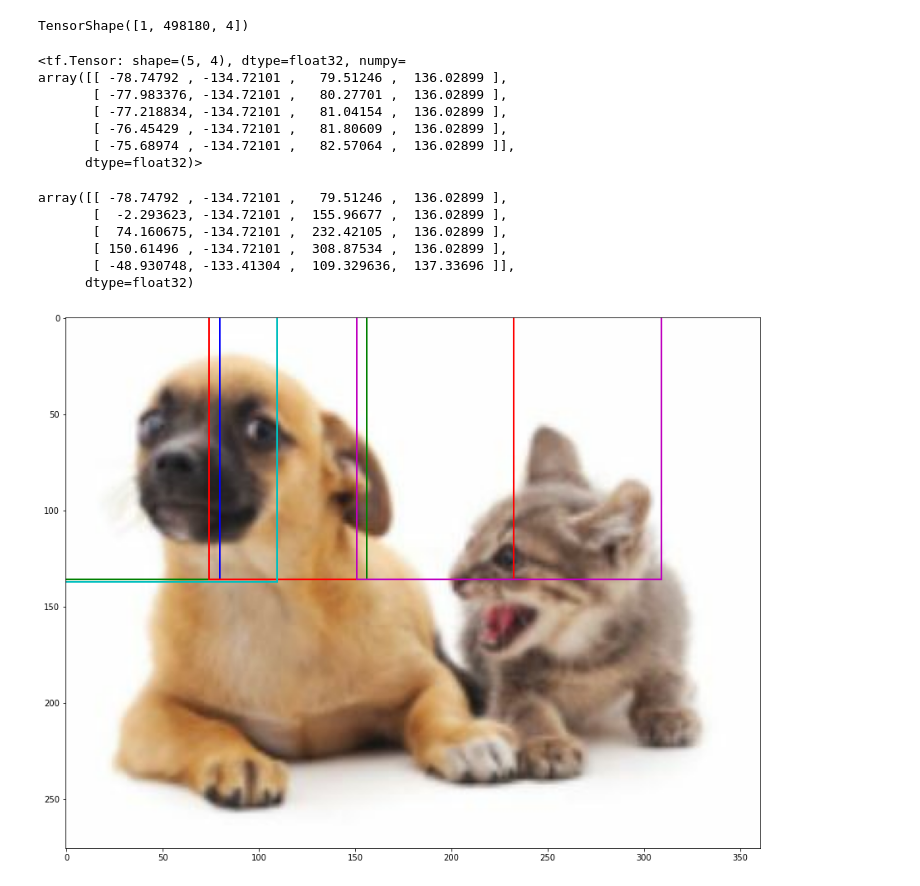
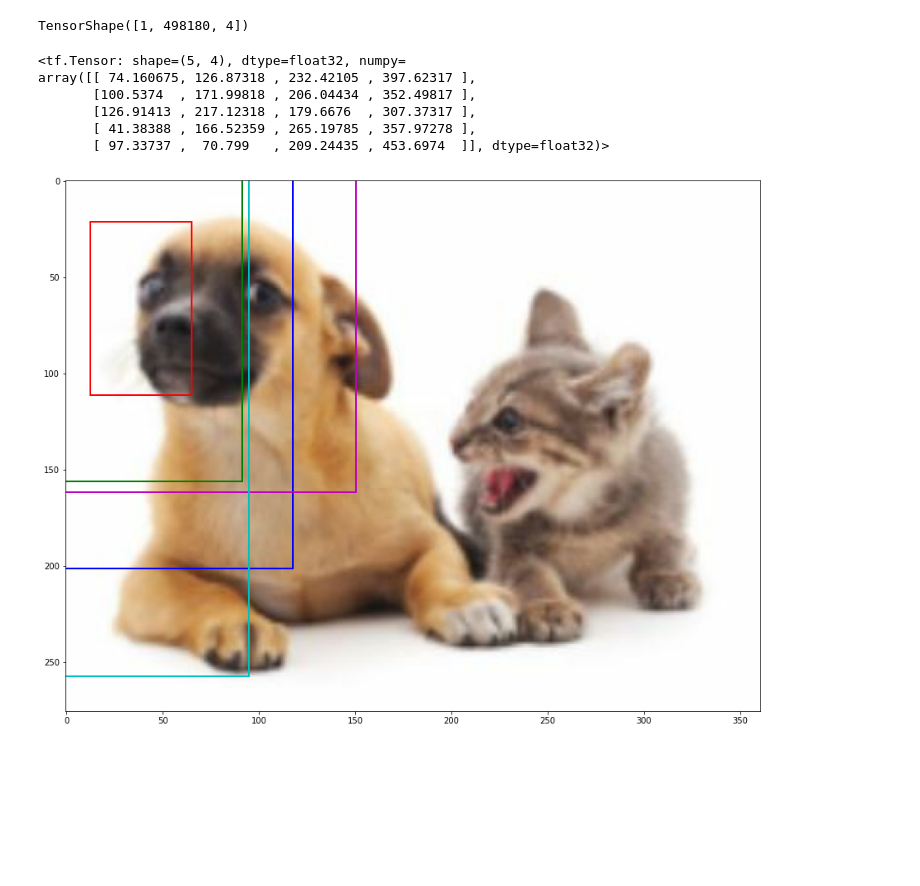
Before and after one commit to Pasindu19970808/Hands-on-Machine-Learning-Textbook-Exercises, a Jupyter notebook: DeepLearning_1/Images/bounding_boxes.ipynb, the cells around one changed output. Cells and saved outputs as stored; diff of their text form; code cells hidden in the pictures; blank space fills up the shorter version.

Commit message:
working anchor box function. IoU in building

```diff
--- a/DeepLearning_1/Images/bounding_boxes.ipynb
+++ b/DeepLearning_1/Images/bounding_boxes.ipynb
@@ -109,13 +109,17 @@ def multibox_prior(data,sizes,ratios):
     w = tf.concat([sizes_tensor * tf.math.sqrt(ratios_tensor[0]),sizes[0]*tf.math.sqrt(ratios_tensor[1:])],axis = 0)*(in_height/in_width)
     h = tf.concat([sizes_tensor / tf.math.sqrt(ratios_tensor[0]),sizes_tensor[0]/tf.math.sqrt(ratios_tensor[1:])],axis = 0)
     #repeats each manipulation combination to height*width combination
-    anchor_manipulations = tf.repeat(tf.transpose(tf.stack((-w,-h,w,h))),repeats = (in_height*in_width),axis = 0)/2
+    #anchor_manipulations = tf.tile(tf.transpose(tf.stack((-w,-h,w,h))),repeats = (in_height*in_width),axis = 0)/2
 
     #repeat the centers for the number of combinations of unique s and r (only s1,r1) (this repeats each block of center combinations for boxes_per_pixel times)
-    out_grid = tf.cast(tf.tile(tf.stack([shift_x,shift_y,shift_x,shift_y],axis = 1),multiples = [boxes_per_pixel,1]),'float32')
+    out_grid = tf.cast(tf.repeat(tf.stack([shift_x,shift_y,shift_x,shift_y],axis = 1),repeats = boxes_per_pixel,axis = 0),'float32')
+    num_multiples = int(len(out_grid)/boxes_per_pixel)
+    anchor_manipulations = tf.tile(tf.transpose(tf.stack((-w,-h,w,h))),multiples = [num_multiples,1])/2
+
     output = out_grid + anchor_manipulations
     #return with batch axis added to result
-    return tf.expand_dims(output,axis = 0),anchor_manipulations
+    return tf.expand_dims(output,axis = 0)
+    #return out_grid,anchor_manipulations
 # %%
 X = tf.random.uniform(shape=(1, 10, 10, 3))
 # %%
@@ -162,34 +167,22 @@ scale
 <tf.Tensor: shape=(4,), dtype=float32, numpy=array([276., 361., 276., 361.], dtype=float32)>
 # %%
 X = tf.random.uniform(shape=(1, w, h, 3))
-Y,anchor = multibox_prior(X, sizes=[0.75, 0.5, 0.25], ratios=[1.0, 2.0, 0.5])
+Y = multibox_prior(X, sizes=[0.75, 0.5, 0.25], ratios=[1.0, 2.0, 0.5])
 Y.shape
 # %% [output]
 TensorShape([1, 498180, 4])
 # %%
 anchor_boxes_per_pixel = tf.experimental.numpy.reshape(Y,newshape = (w,h,5,4))
-anchor_boxes_per_pixel[0,0,:,:] * scale
+anchor_boxes_per_pixel[200,200,:,:] * scale
 # %% [output]
 <tf.Tensor: shape=(5, 4), dtype=float32, numpy=
-array([[ -78.74792 , -134.72101 ,   79.51246 ,  136.02899 ],
-       [ -77.983376, -134.72101 ,   80.27701 ,  136.02899 ],
-       [ -77.218834, -134.72101 ,   81.04154 ,  136.02899 ],
-       [ -76.45429 , -134.72101 ,   81.80609 ,  136.02899 ],
-       [ -75.68974 , -134.72101 ,   82.57064 ,  136.02899 ]],
-      dtype=float32)>
+array([[ 74.160675, 126.87318 , 232.42105 , 397.62317 ],
+       [100.5374  , 171.99818 , 206.04434 , 352.49817 ],
+       [126.91413 , 217.12318 , 179.6676  , 307.37317 ],
+       [ 41.38388 , 166.52359 , 265.19785 , 357.97278 ],
+       [ 97.33737 ,  70.799   , 209.24435 , 453.6974  ]], dtype=float32)>
-# %%
-test = Y*scale
-temp = test.numpy()[0,[0,100,200,300,400],:]
-temp
-# %% [output]
-array([[ -78.74792 , -134.72101 ,   79.51246 ,  136.02899 ],
-       [  -2.293623, -134.72101 ,  155.96677 ,  136.02899 ],
-       [  74.160675, -134.72101 ,  232.42105 ,  136.02899 ],
-       [ 150.61496 , -134.72101 ,  308.87534 ,  136.02899 ],
-       [ -48.930748, -133.41304 ,  109.329636,  137.33696 ]],
-      dtype=float32)
 # %%
 fig_anchor,ax_anchor = plt.subplots(1,1,figsize = (15,15))
-show_anchorboxes(ax_anchor,temp,dogcatimg_pixels)
+show_anchorboxes(ax_anchor,anchor_boxes_per_pixel[50,50,:,:] * scale,dogcatimg_pixels)
 # %% [output]
-[figure, old version]
+[figure, new version]
```
Also changed, not shown: parts of 12 cells of this notebook.
